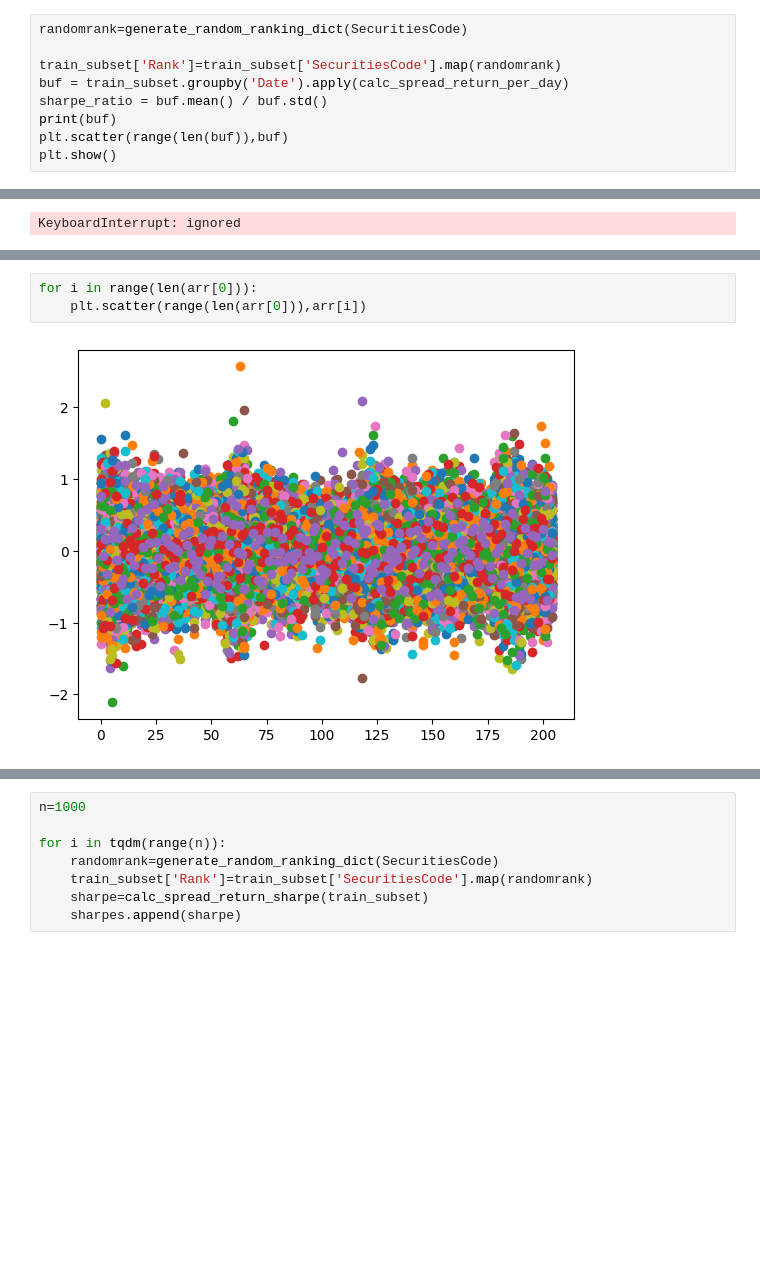
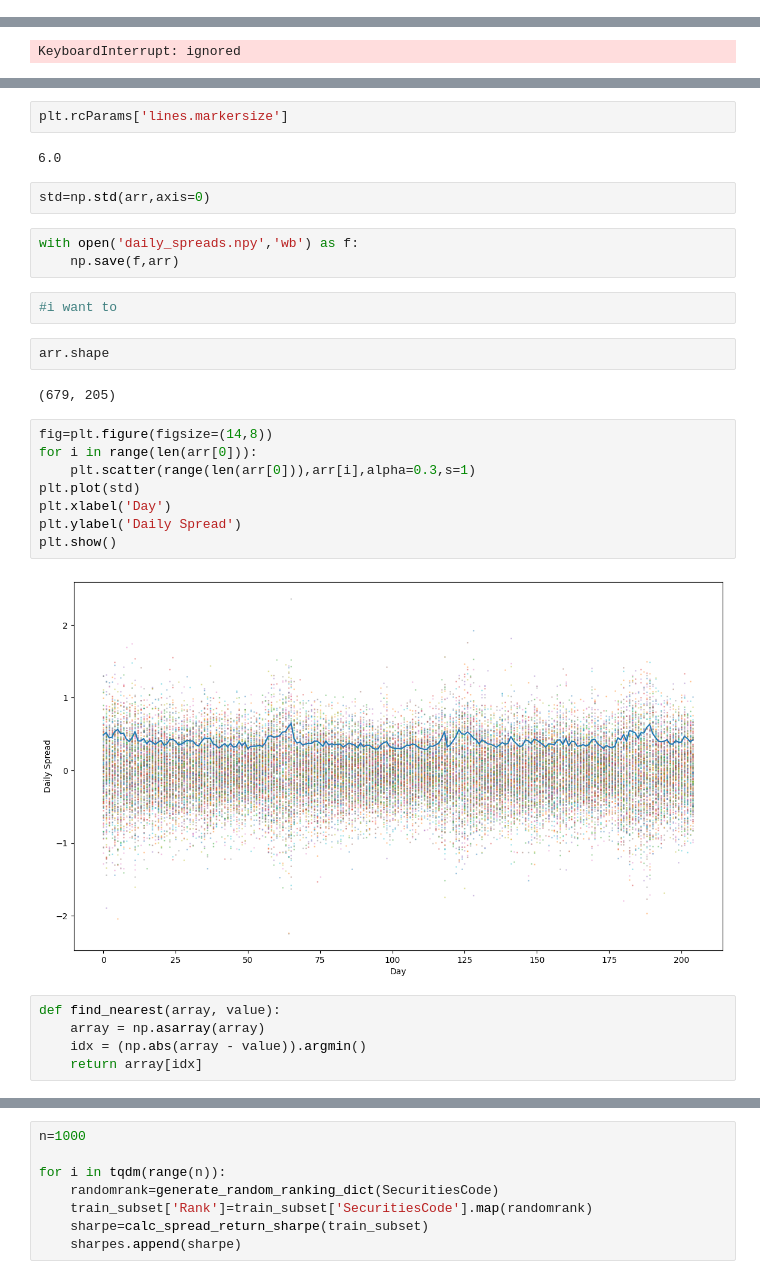
Before and after one commit to alessandro-rubin/JPX-exchange-challange, a Jupyter notebook: jpx-xploration.ipynb, the cells around one changed output, grey strips where cells are left out. Drawn from its saved outputs; the diff is of its cells as text; blank space fills up the shorter version.

```diff
--- a/jpx-xploration.ipynb
+++ b/jpx-xploration.ipynb
@@ -316,12 +317,3 @@ def calc_spread_return_per_day(df, portfolio_size=200, toprank_weight_ratio=2):
     short = (df.sort_values(by='Rank', ascending=False)['Target'][:portfolio_size] * weights).sum() / weights.mean()
     #print(purchase - short)
     return purchase - short
-# %%
-randomrank=generate_random_ranking_dict(SecuritiesCode)
-
-train_subset['Rank']=train_subset['SecuritiesCode'].map(randomrank)
-buf = train_subset.groupby('Date').apply(calc_spread_return_per_day)
-sharpe_ratio = buf.mean() / buf.std()
-print(buf)
-plt.scatter(range(len(buf)),buf)
-plt.show()
@@ -376,5 +353,30 @@ array([[-0.37004593,  0.90839639,  0.07302899, ..., -0.02516684,
+# %%
+plt.rcParams['lines.markersize']
+# %% [output]
+6.0
+# %%
+std=np.std(arr,axis=0)
+# %%
+with open('daily_spreads.npy','wb') as f:
+    np.save(f,arr)
+# %%
+#i want to
+# %%
+arr.shape
+# %% [output]
+(679, 205)
 # %%
+fig=plt.figure(figsize=(14,8))
 for i in range(len(arr[0])):
-    plt.scatter(range(len(arr[0])),arr[i])
+    plt.scatter(range(len(arr[0])),arr[i],alpha=0.3,s=1)
+plt.plot(std)
+plt.xlabel('Day')
+plt.ylabel('Daily Spread')
+plt.show()
 # %% [output]
-[figure, old version]
+[figure, new version]
+# %%
+def find_nearest(array, value):
+    array = np.asarray(array)
+    idx = (np.abs(array - value)).argmin()
+    return array[idx]
```
Also changed, not shown: parts of 12 cells of this notebook.
